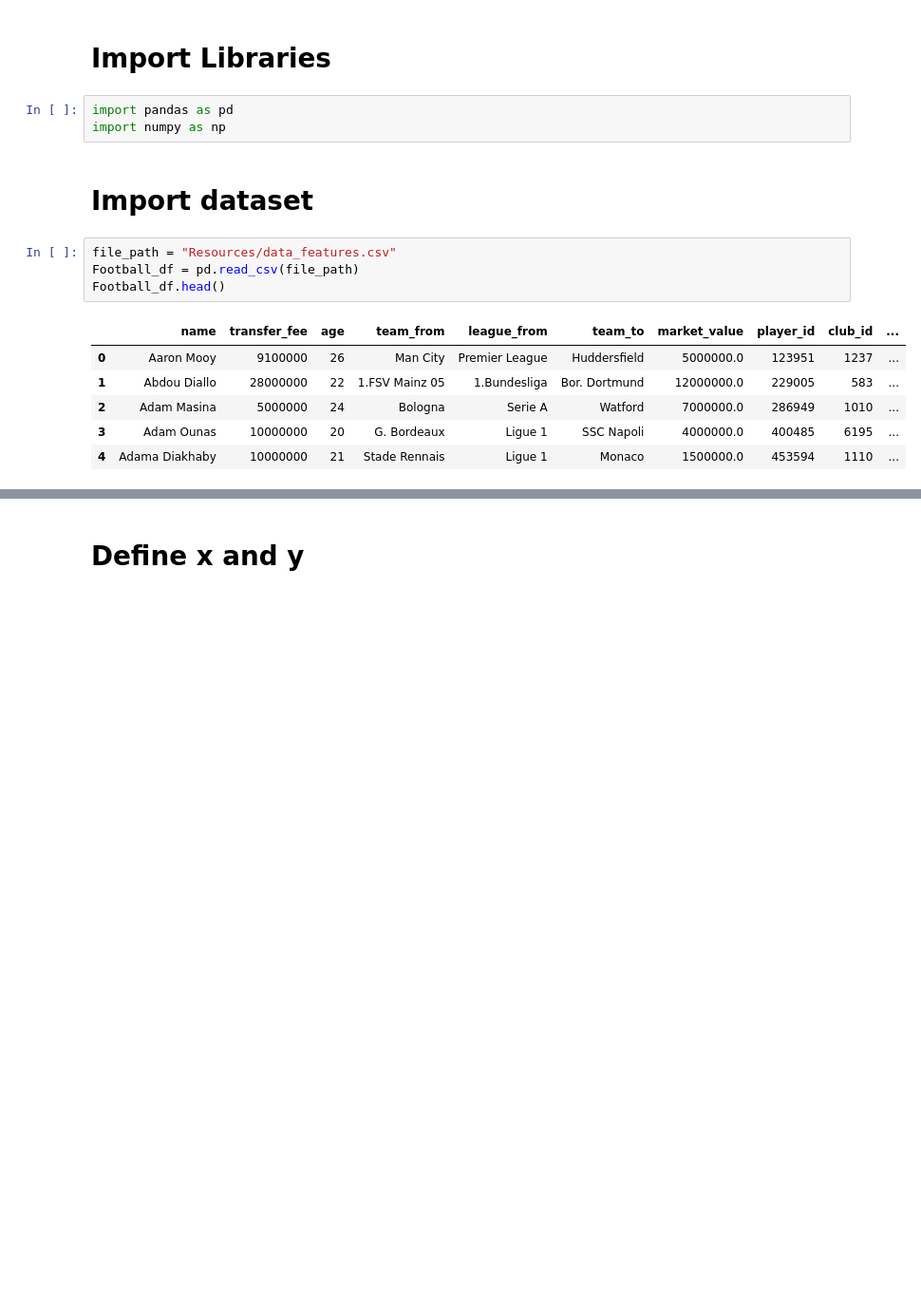
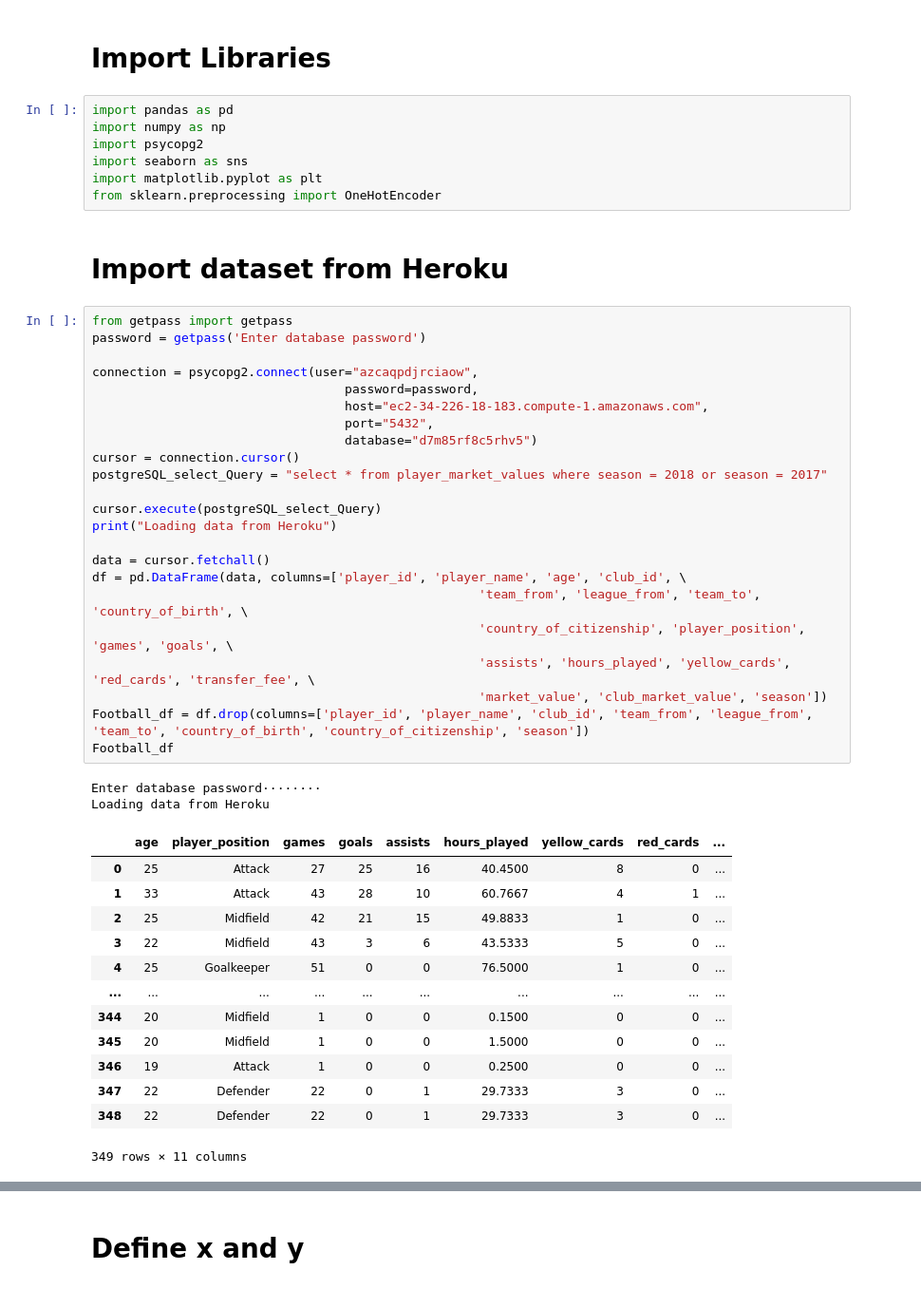
Before and after one commit to Edgarhv/Predicting-Football-soccer-using-a-Machine-Learning-Model, a Jupyter notebook: FutPlayers_PredictValue.ipynb, the cells around one changed output, grey strips where cells are left out. Shown: that part at 95% size. Cells and saved outputs as stored; diff of their text form; blank space fills up the shorter version.

Commit message:
Connecting heroku db to the model

```diff
--- a/FutPlayers_PredictValue.ipynb
+++ b/FutPlayers_PredictValue.ipynb
@@ -3,16 +3,48 @@
 # %%
 import pandas as pd
 import numpy as np
+import psycopg2
+import seaborn as sns
+import matplotlib.pyplot as plt
+from sklearn.preprocessing import OneHotEncoder
 # %% [markdown]
-# Import dataset
+# Import dataset from Heroku
 # %%
-file_path = "Resources/data_features.csv"
-Football_df = pd.read_csv(file_path)
-Football_df.head()
+from getpass import getpass
+password = getpass('Enter database password')
+
+connection = psycopg2.connect(user="azcaqpdjrciaow",
+                                  password=password,
+                                  host="ec2-34-226-18-183.compute-1.amazonaws.com",
+                                  port="5432",
+                                  database="d7m85rf8c5rhv5")
+cursor = connection.cursor()
+postgreSQL_select_Query = "select * from player_market_values where season = 2018 or season = 2017"
+
+cursor.execute(postgreSQL_select_Query)
+print("Loading data from Heroku")
+
+data = cursor.fetchall()
+df = pd.DataFrame(data, columns=['player_id', 'player_name', 'age', 'club_id', \
+                                                    'team_from', 'league_from', 'team_to', 'country_of_birth', \
+                                                    'country_of_citizenship', 'player_position', 'games', 'goals', \
+                                                    'assists', 'hours_played', 'yellow_cards', 'red_cards', 'transfer_fee', \
+                                                    'market_value', 'club_market_value', 'season'])
+Football_df = df.drop(columns=['player_id', 'player_name', 'club_id', 'team_from', 'league_from', 'team_to', 'country_of_birth', 'country_of_citizenship', 'season'])
+Football_df
 # %% [output]
+Enter database password········
+Loading data from Heroku
-|  | name | transfer_fee | age | team_from | league_from | team_to | market_value | player_id | club_id | ... |
-| 0 | Aaron Mooy | 9100000 | 26 | Man City | Premier League | Huddersfield | 5000000.0 | 123951 | 1237 | ... |
-| 1 | Abdou Diallo | 28000000 | 22 | 1.FSV Mainz 05 | 1.Bundesliga | Bor. Dortmund | 12000000.0 | 229005 | 583 | ... |
-| 2 | Adam Masina | 5000000 | 24 | Bologna | Serie A | Watford | 7000000.0 | 286949 | 1010 | ... |
-| 3 | Adam Ounas | 10000000 | 20 | G. Bordeaux | Ligue 1 | SSC Napoli | 4000000.0 | 400485 | 6195 | ... |
-| 4 | Adama Diakhaby | 10000000 | 21 | Stade Rennais | Ligue 1 | Monaco | 1500000.0 | 453594 | 1110 | ... |
+|  | age | player_position | games | goals | assists | hours_played | yellow_cards | red_cards | ... |
+| 0 | 25 | Attack | 27 | 25 | 16 | 40.4500 | 8 | 0 | ... |
+| 1 | 33 | Attack | 43 | 28 | 10 | 60.7667 | 4 | 1 | ... |
+| 2 | 25 | Midfield | 42 | 21 | 15 | 49.8833 | 1 | 0 | ... |
+| 3 | 22 | Midfield | 43 | 3 | 6 | 43.5333 | 5 | 0 | ... |
+| 4 | 25 | Goalkeeper | 51 | 0 | 0 | 76.5000 | 1 | 0 | ... |
+| ... | ... | ... | ... | ... | ... | ... | ... | ... | ... |
+| 344 | 20 | Midfield | 1 | 0 | 0 | 0.1500 | 0 | 0 | ... |
+| 345 | 20 | Midfield | 1 | 0 | 0 | 1.5000 | 0 | 0 | ... |
+| 346 | 19 | Attack | 1 | 0 | 0 | 0.2500 | 0 | 0 | ... |
+| 347 | 22 | Defender | 22 | 0 | 1 | 29.7333 | 3 | 0 | ... |
+| 348 | 22 | Defender | 22 | 0 | 1 | 29.7333 | 3 | 0 | ... |
+349 rows × 11 columns
```
Also changed, not shown: parts of 6 cells of this notebook.
